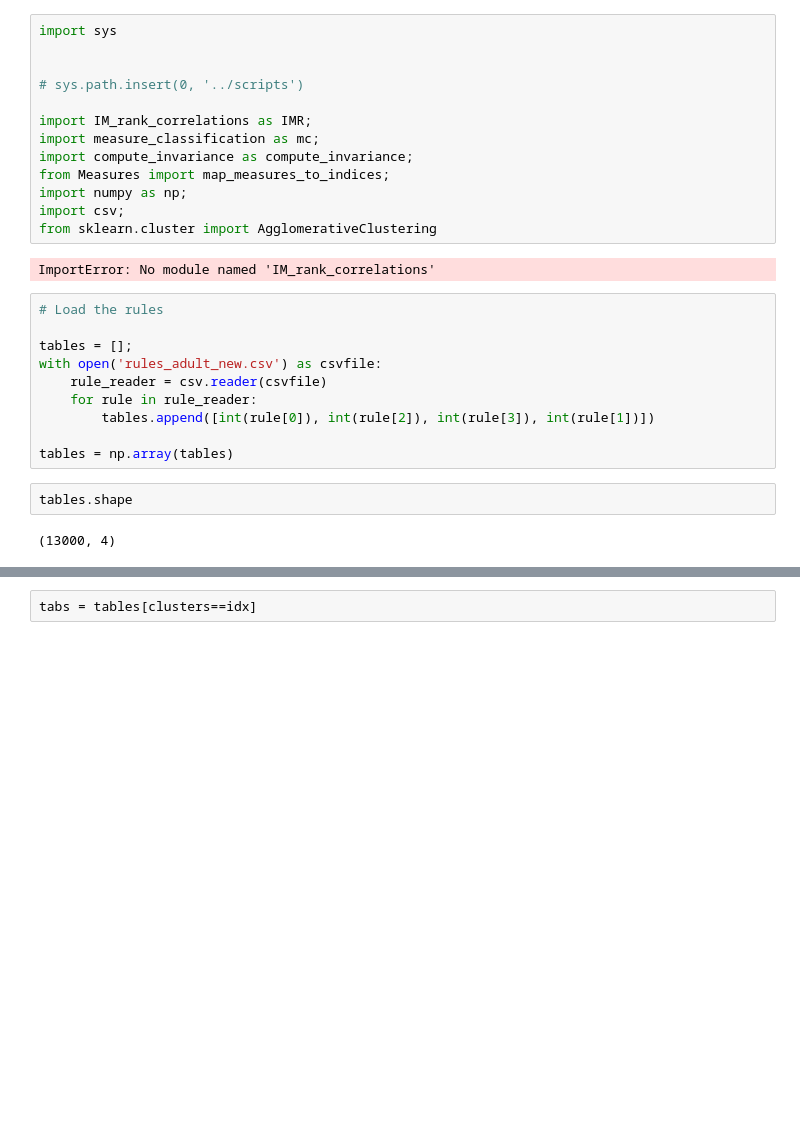
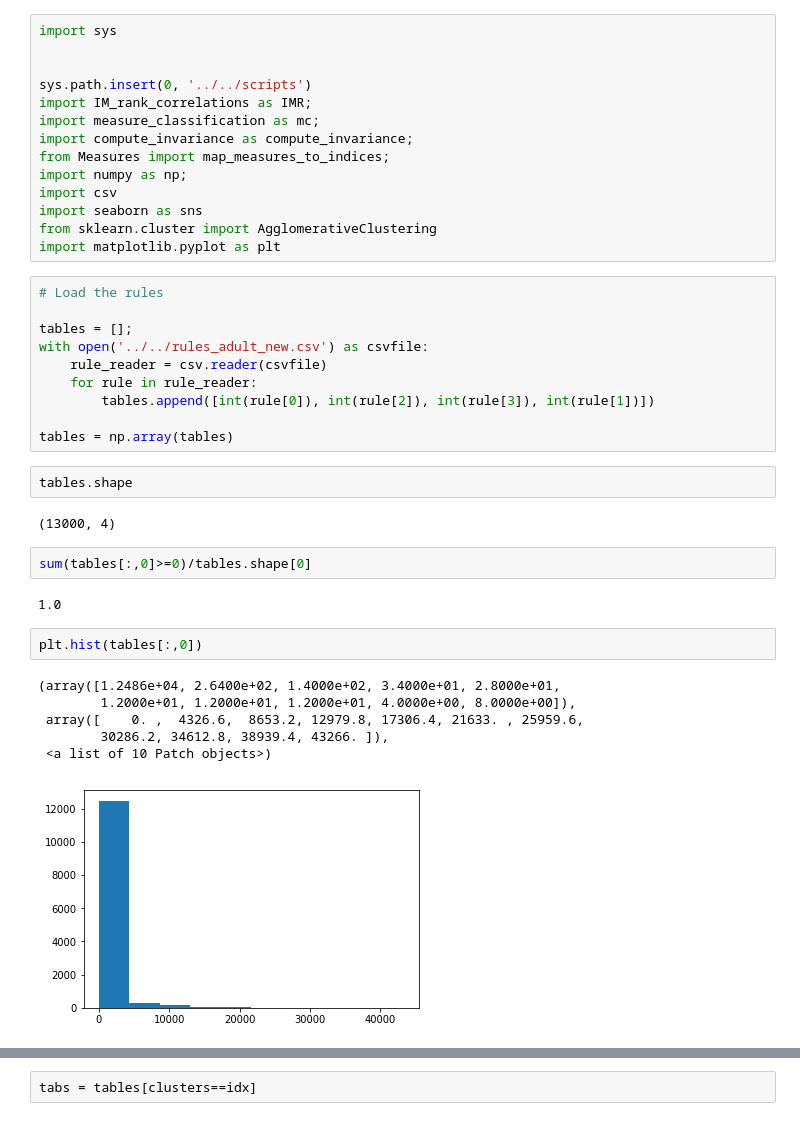
Before and after one commit to Nk173/arm_sourcecode, a Jupyter notebook: notebooks/empirical_analysis/Adult Dataset Analysis.ipynb, the cells around one changed output, grey strips where cells are left out. Saved outputs shown, nothing was run; the diff lists cells and outputs as text; blank space fills up the shorter version.

```diff
--- a/notebooks/empirical_analysis/Adult Dataset Analysis.ipynb
+++ b/notebooks/empirical_analysis/Adult Dataset Analysis.ipynb
@@ -2,22 +2,21 @@
 import sys
 
 
-# sys.path.insert(0, '../scripts')
-
+sys.path.insert(0, '../../scripts')
 import IM_rank_correlations as IMR;
 import measure_classification as mc;
 import compute_invariance as compute_invariance;
 from Measures import map_measures_to_indices;
 import numpy as np;
-import csv;
+import csv
+import seaborn as sns
 from sklearn.cluster import AgglomerativeClustering
+import matplotlib.pyplot as plt
-# %% [output]
-ImportError: No module named 'IM_rank_correlations'
 # %%
 # Load the rules
 
 tables = [];
-with open('rules_adult_new.csv') as csvfile:
+with open('../../rules_adult_new.csv') as csvfile:
     rule_reader = csv.reader(csvfile)
     for rule in rule_reader:
         tables.append([int(rule[0]), int(rule[2]), int(rule[3]), int(rule[1])])
@@ -27,3 +26,16 @@ tables = np.array(tables)
 tables.shape
 # %% [output]
 (13000, 4)
+# %%
+sum(tables[:,0]>=0)/tables.shape[0]
+# %% [output]
+1.0
+# %%
+plt.hist(tables[:,0])
+# %% [output]
+(array([1.2486e+04, 2.6400e+02, 1.4000e+02, 3.4000e+01, 2.8000e+01,
+        1.2000e+01, 1.2000e+01, 1.2000e+01, 4.0000e+00, 8.0000e+00]),
+ array([    0. ,  4326.6,  8653.2, 12979.8, 17306.4, 21633. , 25959.6,
+        30286.2, 34612.8, 38939.4, 43266. ]),
+ <a list of 10 Patch objects>)
+[figure, added]
```
Also changed, not shown: parts of 10 cells of this notebook, 6 other files.
